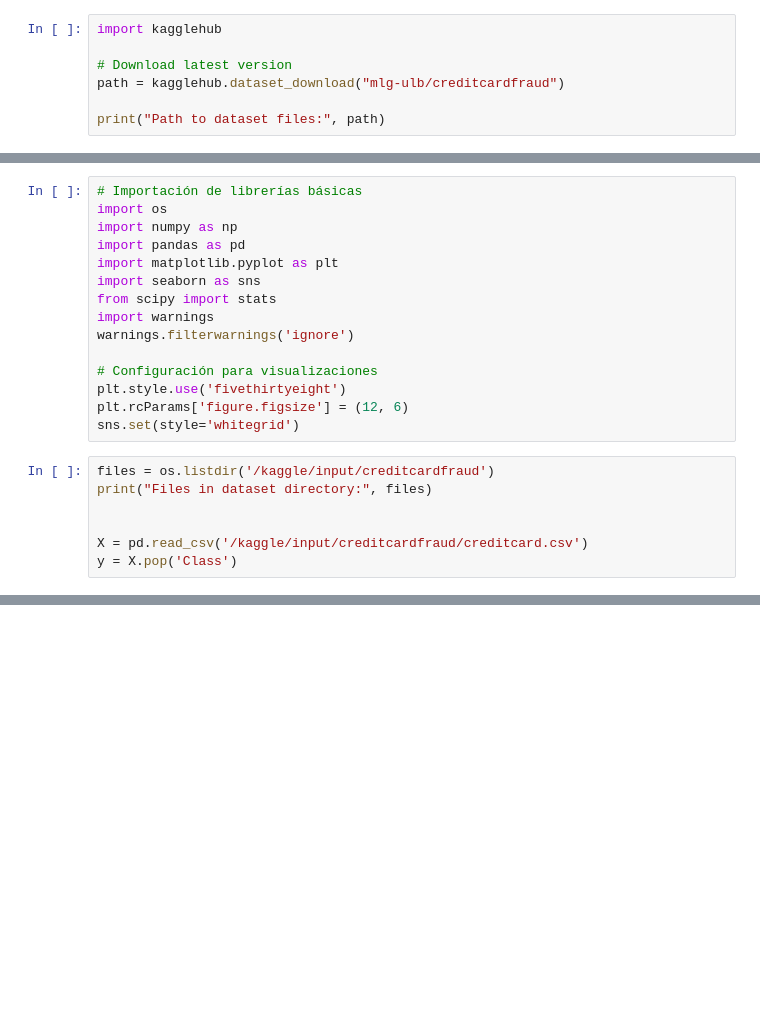
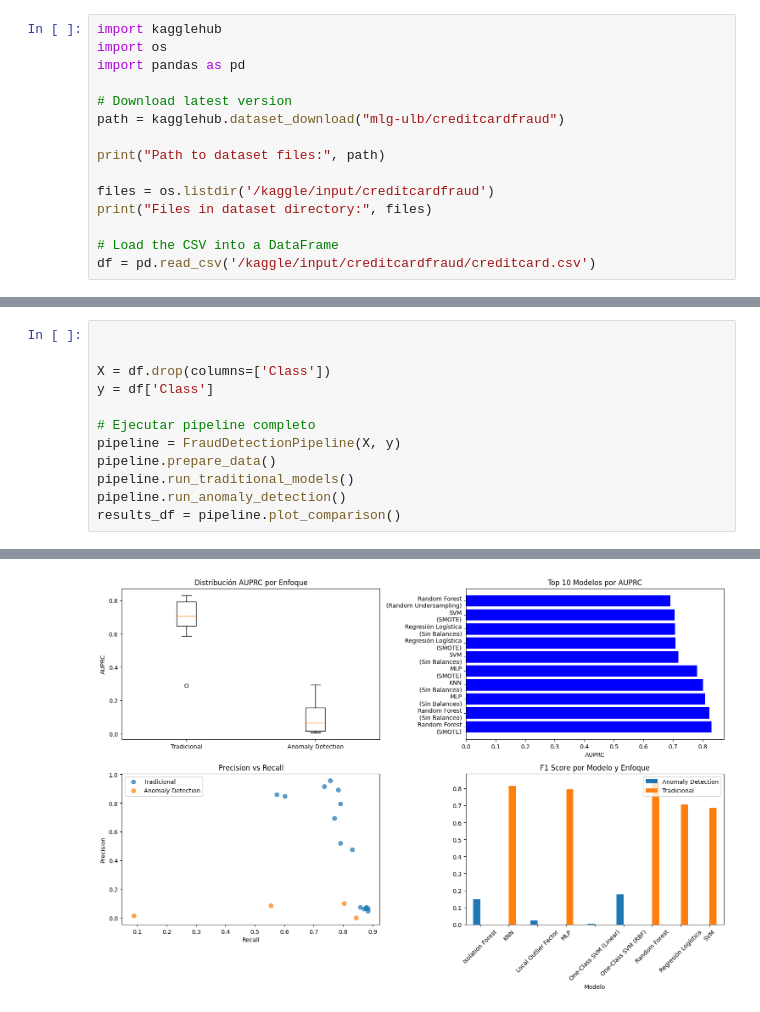
Before and after one commit to yendriferreira/Credit-Card-FraudML, a Jupyter notebook: Base_Models.ipynb, the cells around one changed output, grey strips where cells are left out. Drawn from its saved outputs; the diff is of its cells as text; blank space fills up the shorter version.

```diff
--- a/Base_Models.ipynb
+++ b/Base_Models.ipynb
@@ -2,10 +2,18 @@
 <a href="https://colab.research.google.com/github/yendriferreira/Credit-Card-FraudML/blob/main/Base_Models.ipynb" target="_parent"><img src="https://colab.research.google.com/assets/colab-badge.svg" alt="Open In Colab"/></a>
 # %%
 import kagglehub
+import os
+import pandas as pd
 
 # Download latest version
 path = kagglehub.dataset_download("mlg-ulb/creditcardfraud")
 
 print("Path to dataset files:", path)
+
+files = os.listdir('/kaggle/input/creditcardfraud')
+print("Files in dataset directory:", files)
+
+# Load the CSV into a DataFrame
+df = pd.read_csv('/kaggle/input/creditcardfraud/creditcard.csv')
 # %% [output]
 Path to dataset files: /kaggle/input/creditcardfraud
@@ -12,22 +20,0 @@ Path to dataset files: /kaggle/input/creditcardfraud
-# %%
-# Importación de librerías básicas
-import os
-import numpy as np
-import pandas as pd
-import matplotlib.pyplot as plt
-import seaborn as sns
-from scipy import stats
-import warnings
-warnings.filterwarnings('ignore')
-
-# Configuración para visualizaciones
-plt.style.use('fivethirtyeight')
-plt.rcParams['figure.figsize'] = (12, 6)
-sns.set(style='whitegrid')
-# %%
-files = os.listdir('/kaggle/input/creditcardfraud')
-print("Files in dataset directory:", files)
-
-
-X = pd.read_csv('/kaggle/input/creditcardfraud/creditcard.csv')
-y = X.pop('Class')
@@ -1031,0 +285,13 @@ if len(smote_models) > 0 and len(no_balance_models) > 0:
+# %%
+
+
+X = df.drop(columns=['Class'])
+y = df['Class']
+
+# Ejecutar pipeline completo
+pipeline = FraudDetectionPipeline(X, y)
+pipeline.prepare_data()
+pipeline.run_traditional_models()
+pipeline.run_anomaly_detection()
+results_df = pipeline.plot_comparison()
+# %% [output]
@@ -1031,0 +332 @@ if len(smote_models) > 0 and len(no_balance_models) > 0:
+[figure, added]
```
Also changed, not shown: parts of 13 cells of this notebook.
